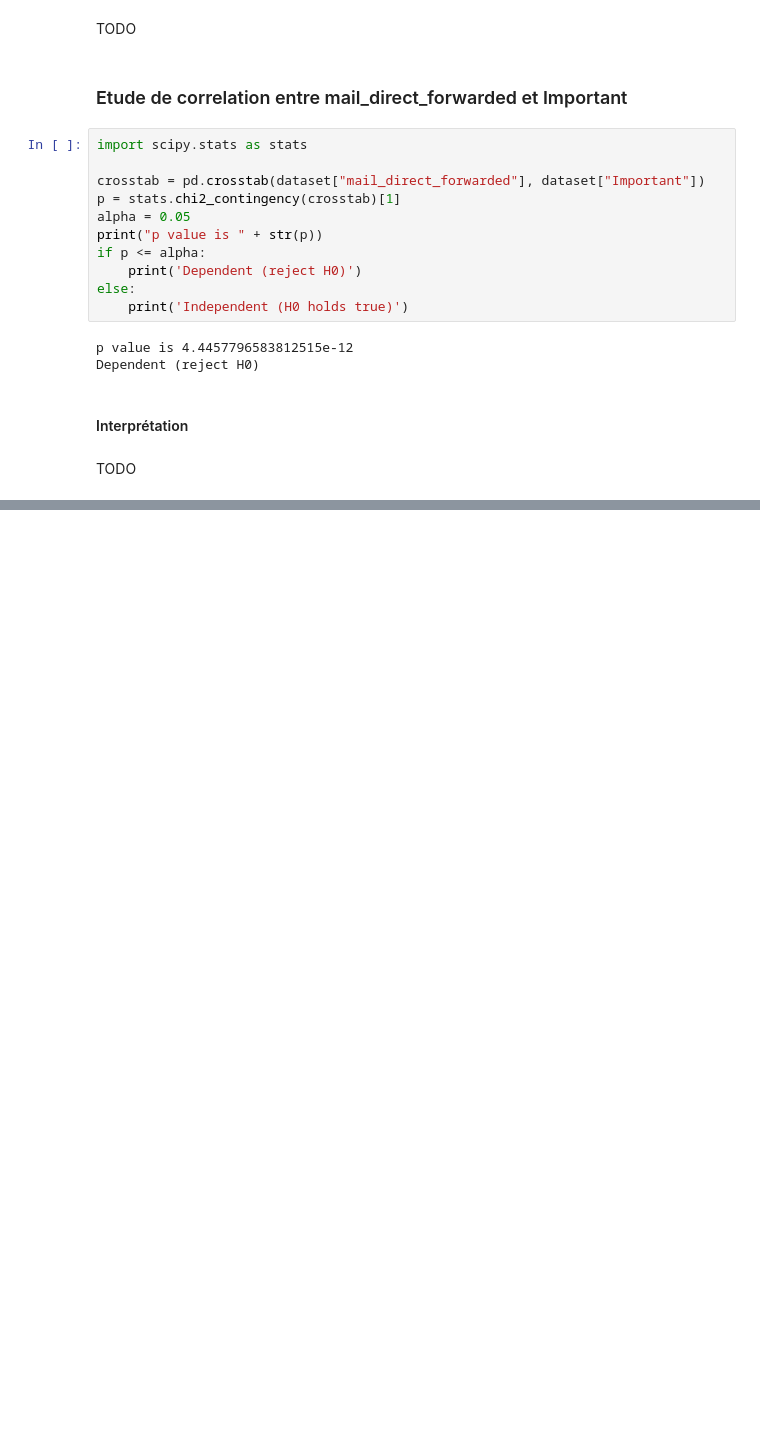
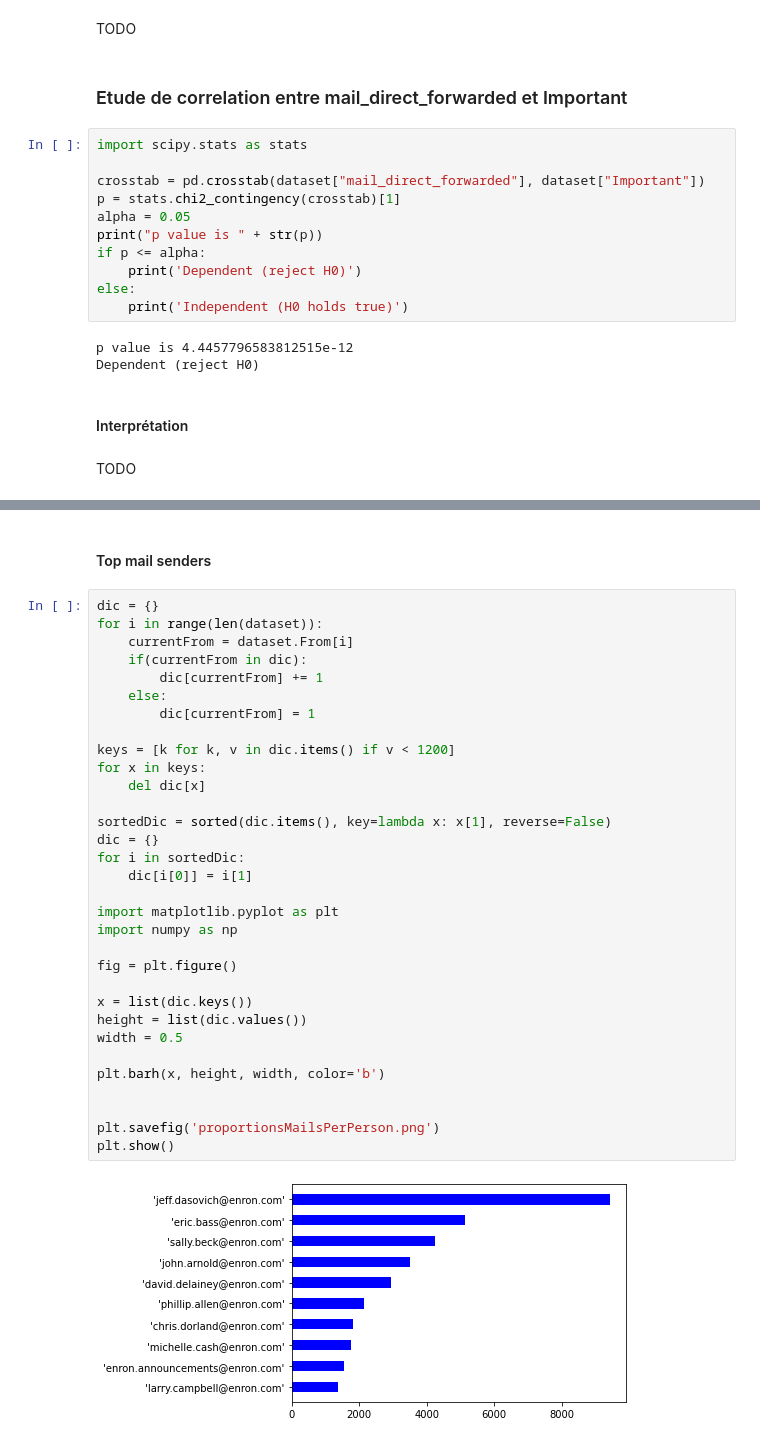
Before and after one commit to Rudy-balzano/ProjetDataScience, a Jupyter notebook: DS_project.ipynb, the cells around one changed output, grey strips where cells are left out. Drawn from its saved outputs; the diff is of its cells as text; blank space fills up the shorter version.

```diff
--- a/DS_project.ipynb
+++ b/DS_project.ipynb
@@ -647,0 +708,36 @@ TODO
+# %% [markdown]
+#### Top mail senders
+# %%
+dic = {}
+for i in range(len(dataset)):
+    currentFrom = dataset.From[i]
+    if(currentFrom in dic):
+        dic[currentFrom] += 1
+    else:
+        dic[currentFrom] = 1
+
+keys = [k for k, v in dic.items() if v < 1200]
+for x in keys:
+    del dic[x]
+
+sortedDic = sorted(dic.items(), key=lambda x: x[1], reverse=False)
+dic = {}
+for i in sortedDic:
+    dic[i[0]] = i[1]
+
+import matplotlib.pyplot as plt
+import numpy as np
+
+fig = plt.figure()
+
+x = list(dic.keys())
+height = list(dic.values())
+width = 0.5
+
+plt.barh(x, height, width, color='b')
+
+
+plt.savefig('proportionsMailsPerPerson.png')
+plt.show()
+# %% [output]
+[figure, added]
```
Also changed, not shown: parts of 17 cells of this notebook, 4 other files.
